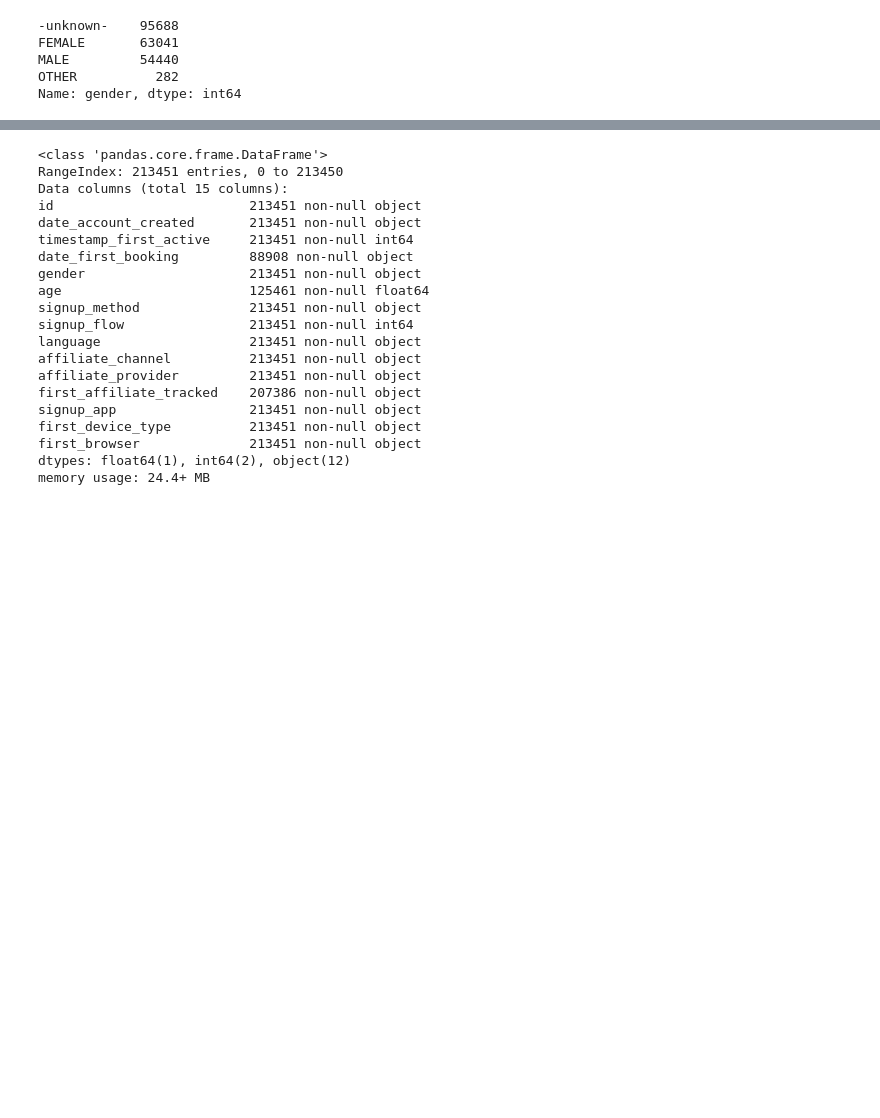
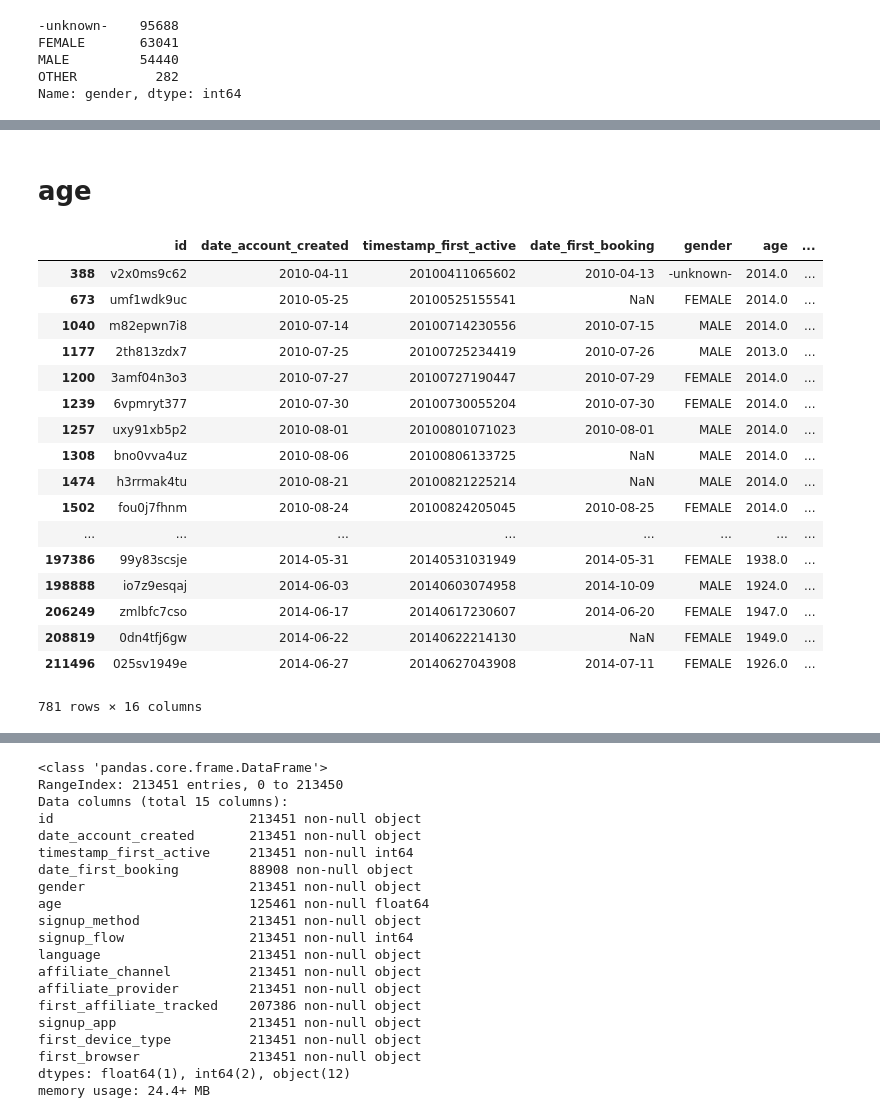
Before and after one commit to wjy5446/airbnb-new-booking, a Jupyter notebook: joe/airbnb_V1.0(EDA)_junki.ipynb, the cells around one changed output, grey strips where cells are left out. Cells and saved outputs as stored; diff of their text form; code cells hidden in the pictures; blank space fills up the shorter version.

```diff
--- a/joe/airbnb_V1.0(EDA)_junki.ipynb
+++ b/joe/airbnb_V1.0(EDA)_junki.ipynb
@@ -287,0 +320,23 @@ Name: gender, dtype: int64
+# %% [markdown]
+# age
+# %%
+train[train['age'] > 120]
+# %% [output]
+|  | id | date_account_created | timestamp_first_active | date_first_booking | gender | age | ... |
+| 388 | v2x0ms9c62 | 2010-04-11 | 20100411065602 | 2010-04-13 | -unknown- | 2014.0 | ... |
+| 673 | umf1wdk9uc | 2010-05-25 | 20100525155541 | NaN | FEMALE | 2014.0 | ... |
+| 1040 | m82epwn7i8 | 2010-07-14 | 20100714230556 | 2010-07-15 | MALE | 2014.0 | ... |
+| 1177 | 2th813zdx7 | 2010-07-25 | 20100725234419 | 2010-07-26 | MALE | 2013.0 | ... |
+| 1200 | 3amf04n3o3 | 2010-07-27 | 20100727190447 | 2010-07-29 | FEMALE | 2014.0 | ... |
+| 1239 | 6vpmryt377 | 2010-07-30 | 20100730055204 | 2010-07-30 | FEMALE | 2014.0 | ... |
+| 1257 | uxy91xb5p2 | 2010-08-01 | 20100801071023 | 2010-08-01 | MALE | 2014.0 | ... |
+| 1308 | bno0vva4uz | 2010-08-06 | 20100806133725 | NaN | MALE | 2014.0 | ... |
+| 1474 | h3rrmak4tu | 2010-08-21 | 20100821225214 | NaN | MALE | 2014.0 | ... |
+| 1502 | fou0j7fhnm | 2010-08-24 | 20100824205045 | 2010-08-25 | FEMALE | 2014.0 | ... |
+| ... | ... | ... | ... | ... | ... | ... | ... |
+| 197386 | 99y83scsje | 2014-05-31 | 20140531031949 | 2014-05-31 | FEMALE | 1938.0 | ... |
+| 198888 | io7z9esqaj | 2014-06-03 | 20140603074958 | 2014-10-09 | MALE | 1924.0 | ... |
+| 206249 | zmlbfc7cso | 2014-06-17 | 20140617230607 | 2014-06-20 | FEMALE | 1947.0 | ... |
+| 208819 | 0dn4tfj6gw | 2014-06-22 | 20140622214130 | NaN | FEMALE | 1949.0 | ... |
+| 211496 | 025sv1949e | 2014-06-27 | 20140627043908 | 2014-07-11 | FEMALE | 1926.0 | ... |
+781 rows × 16 columns
```
Also changed, not shown: parts of 23 cells of this notebook, 2 other files.
